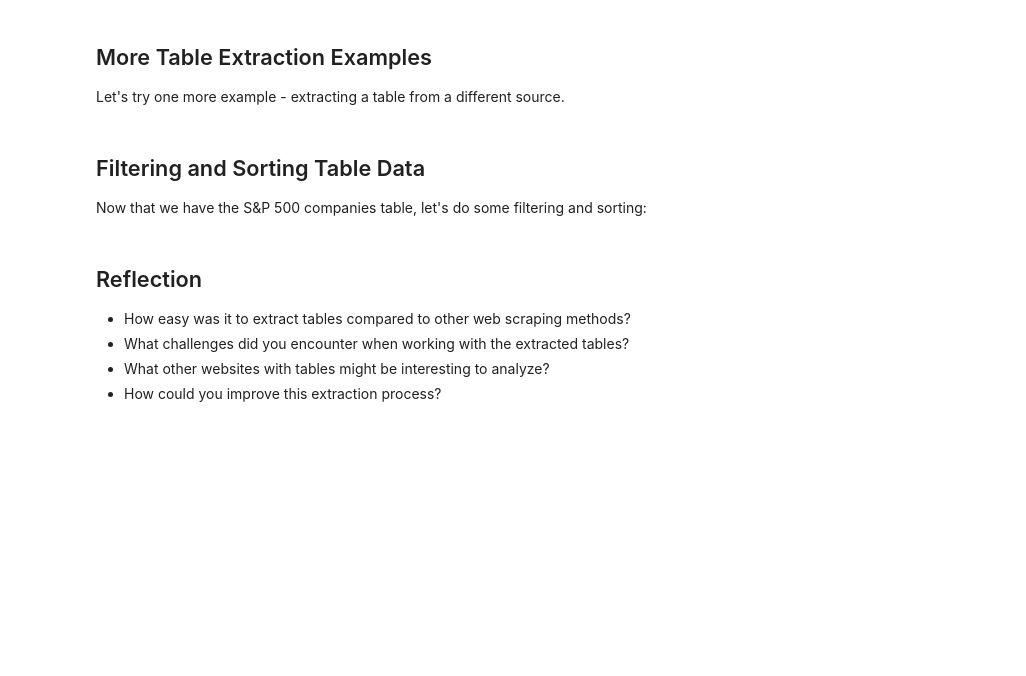
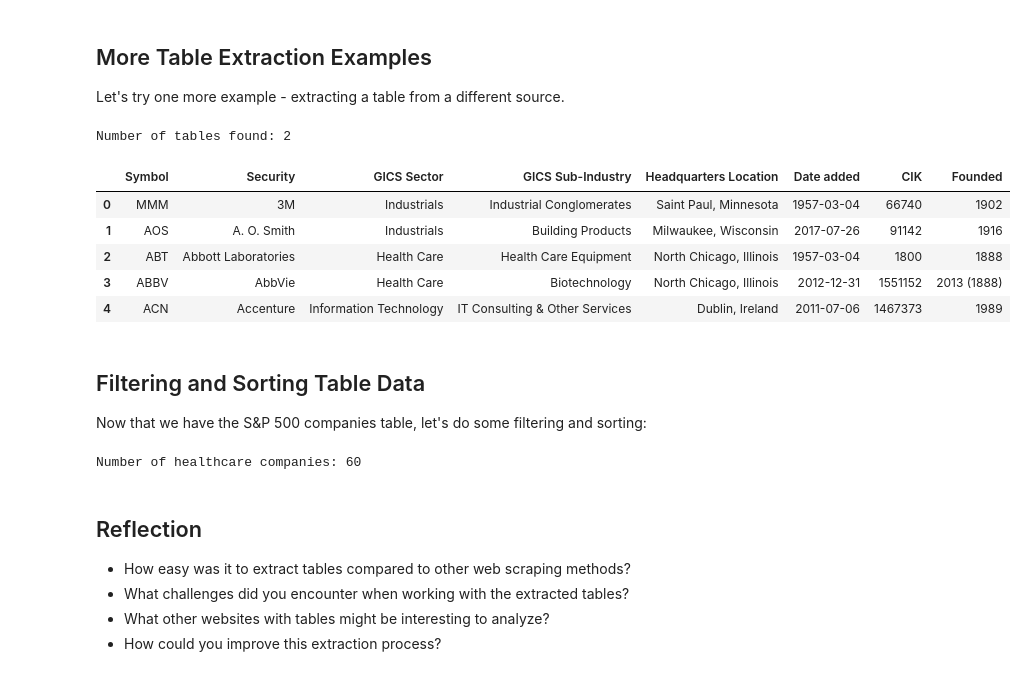
Before and after one commit to Waquar006/Intro_Programming, a Jupyter notebook: Week 9 Notebooks/simple_table_extraction_ipynb_py.ipynb, the cells around one changed output. Drawn from its saved outputs; the diff is of its cells as text; code cells hidden in the pictures; blank space fills up the shorter version.

```diff
--- a/Week 9 Notebooks/simple_table_extraction_ipynb_py.ipynb
+++ b/Week 9 Notebooks/simple_table_extraction_ipynb_py.ipynb
@@ -208,30 +208,43 @@ Let's try one more example - extracting a table from a different source.
 # %%
 # Example: Extract S&P 500 table from Wikipedia
 sp500_url = 'https://en.wikipedia.org/wiki/List_of_S%26P_500_companies'
 
+# Add a User-Agent header to mimic a browser request
+headers = {'User-Agent': 'Mozilla/5.0 (Windows NT 10.0; Win64; x64) AppleWebKit/537.36 (KHTML, like Gecko) Chrome/58.0.3029.110 Safari/537.3'}
+
 # TODO: Extract the tables
-sp500_tables = pd.read_html(sp500_url)
+sp500_tables = pd.read_html(sp500_url, storage_options={'User-Agent': headers['User-Agent']})
 
 # Check how many tables were found
 print(f"Number of tables found: {len(sp500_tables)}")
 
 # Get the S&P 500 companies table (likely the first table)
 sp500_companies = sp500_tables[0]
 
 # Display the first few rows
 sp500_companies.head()
+# %% [output]
+Number of tables found: 2
+|  | Symbol | Security | GICS Sector | GICS Sub-Industry | Headquarters Location | Date added | CIK | Founded |
+| 0 | MMM | 3M | Industrials | Industrial Conglomerates | Saint Paul, Minnesota | 1957-03-04 | 66740 | 1902 |
+| 1 | AOS | A. O. Smith | Industrials | Building Products | Milwaukee, Wisconsin | 2017-07-26 | 91142 | 1916 |
+| 2 | ABT | Abbott Laboratories | Health Care | Health Care Equipment | North Chicago, Illinois | 1957-03-04 | 1800 | 1888 |
+| 3 | ABBV | AbbVie | Health Care | Biotechnology | North Chicago, Illinois | 2012-12-31 | 1551152 | 2013 (1888) |
+| 4 | ACN | Accenture | Information Technology | IT Consulting & Other Services | Dublin, Ireland | 2011-07-06 | 1467373 | 1989 |
 # %% [markdown]
 ## Filtering and Sorting Table Data
 
 Now that we have the S&P 500 companies table, let's do some filtering and sorting:
 # %%
-# TODO: Show just the technology sector companies
+# TODO: Show just the healthcare sector companies
 # Note: The actual column name might be different
 sector_column = 'GICS Sector'  # Adjust based on actual column name
 if sector_column in sp500_companies.columns:
-    tech_companies = sp500_companies[sp500_companies[sector_column] == 'Information Technology']
-    print(f"Number of technology companies: {len(tech_companies)}")
+    health_care = sp500_companies[sp500_companies[sector_column] == 'Health Care']
+    print(f"Number of healthcare companies: {len(health_care)}")
     tech_companies.head()
+# %% [output]
+Number of healthcare companies: 60
 # %% [markdown]
 ## Reflection
 
```
